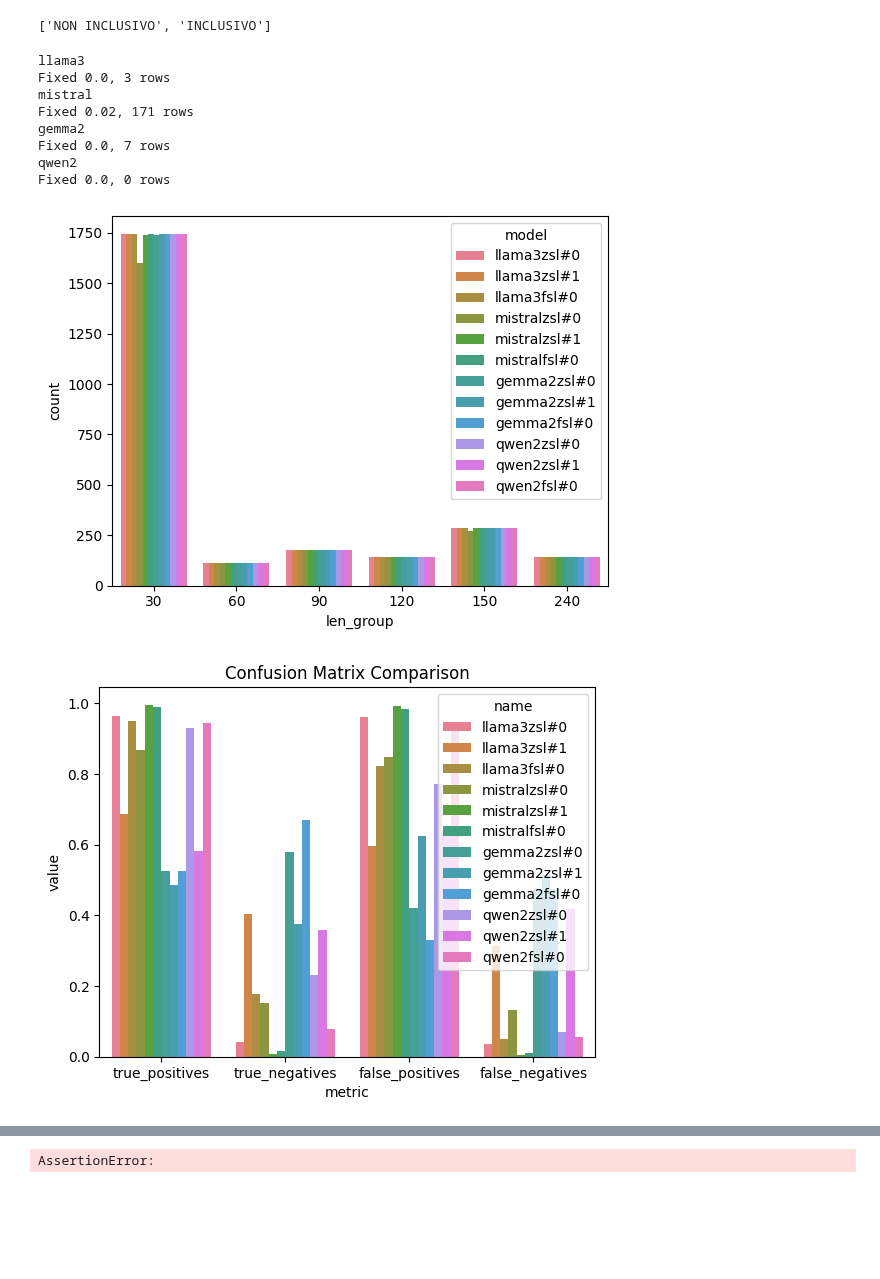
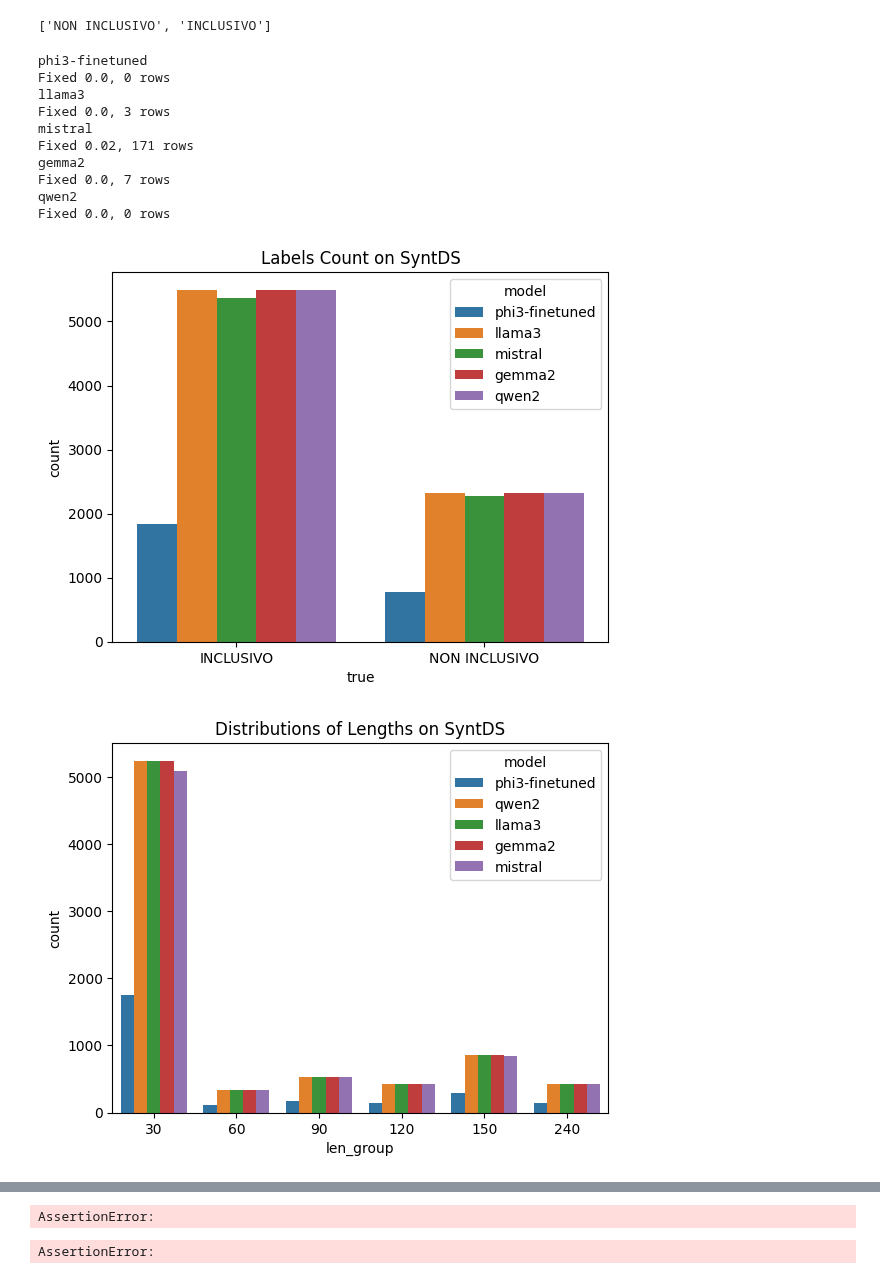
Before and after one commit to tommasoromano/unimi-language-detection, a Jupyter notebook: analysis.ipynb, the cells around one changed output, grey strips where cells are left out. Cells and saved outputs as stored; diff of their text form; code cells hidden in the pictures; blank space fills up the shorter version.

```diff
--- a/analysis.ipynb
+++ b/analysis.ipynb
@@ -59,56 +59,42 @@ df['response'].unique().tolist()
 Fixed 0.0, 0 rows
 ['NON INCLUSIVO', 'INCLUSIVO']
 # %%
-dfs_all = []
-dfs_by_len = []
-# df = pd.read_csv(f'results/{model}_split-long-v0.csv')
-for model in [
-# "phi3-finetuned",
-"llama3",
-"mistral",
-"gemma2",
-"qwen2",
-]:
-    print(model)
-    try:
-        df = pd.read_csv(sc_csv_name(model, False, False))
-        df = fix_df(df)
-        # df = count_contains(df, "response", "INCLUSIVO", True)
-        # df = simple_fix_response(df)
-        df = fix_df_model_response(df, model)
-        # confusion_matrix(df)
-        df = make_df_len(df)
-        for p in df['prompt_id'].unique():
-            df_ = df[df['prompt_id'] == p]
-            dfs_all.append((df_,model+p))
-            for l in df['len_group'].unique():
-                df_l = df_[df_['len_group'] == l]
-                dfs_by_len.append((df_l,f"{model+p}_{l}"))
-    except Exception as e:
-        print(model, e)
+IS_SEED = False
+ds_text = " on SyntDS" if not IS_SEED else " on RealDS"
 
-plot_len_groups(dfs_all)
-df_all_metrics = metrics_of_dfs(dfs_all)
-plot_compare_matrix(df_all_metrics)
-plot_compare_performance_models(df_all_metrics)
-df_len_metrics = metrics_of_dfs(dfs_by_len)
-df_metrics_fix = fix_df_len_metrics(df_len_metrics)
-plot_len_metrics(df_metrics_fix, "precision")
-plot_len_metrics(df_metrics_fix, "recall")
-plot_len_metrics(df_metrics_fix, "f1")
+dfs_all ,dfs_by_len ,dfs_by_prompt ,dfs_by_pl = make_all_dfs(is_seed=IS_SEED)
 
-# plot_mult_metrics(df_metrics, [
-#     "pred/gt_pos%",
-#     "pred/gt_neg%",
-#     ])
+df_all = merge_dfs(dfs_all)
+df_by_len = merge_dfs(dfs_by_len)
+df_by_prompt = merge_dfs(dfs_by_prompt)
+
+plot_labels_by_model(df_all, title=ds_text)
+plot_len_groups(df_all, title=ds_text)
+
+heatmap_of_performance(dfs_all, title="All Models" + ds_text)
+heatmap_of_performance(dfs_by_prompt, title="Models by Prompts" + ds_text)
+best_prompts = get_best_prompt(dfs_by_prompt)
+dfs_best_all = [(df,nm) for df,nm in dfs_by_prompt if best_prompts[nm.split('_')[0]][0] in nm]
+dfs_best_by_len = [(df,nm) for df,nm in dfs_by_pl if best_prompts[nm.split('_')[0]][0] in nm]
+heatmap_of_performance(dfs_best_all, title="Best Models" + ds_text)
+# heatmap_of_performance(dfs_by_len, title="Models by Length" + ds_text)
+plot_len_metrics(dfs_by_len, "precision", 1, title="All Models" + ds_text)
+# heatmap_of_performance(dfs_best_by_len, title="Best Models by Length" + ds_text)
+plot_len_metrics(dfs_best_by_len, "precision", 2, title="Best Models" + ds_text)
+# heatmap_of_performance(dfs_by_pl, title="Models by Prompt and Length" + ds_text)
+# plot_len_metrics(dfs_by_pl, "precision", 2, title="Models by Prompt and Length" + ds_text)
+
+assert 1 == 2
 # %% [output]
+phi3-finetuned
+Fixed 0.0, 0 rows
 llama3
 Fixed 0.0, 3 rows
 mistral
 Fixed 0.02, 171 rows
 gemma2
 Fixed 0.0, 7 rows
 qwen2
 Fixed 0.0, 0 rows
-[figure, old version]
+[figure, new version]
-[figure, old version]
+[figure, new version]
@@ -119,3 +106,4 @@ Fixed 0.0, 0 rows
+AssertionError:
 # %%
 assert 1 == 2
 # %% [output]
```
Also changed, not shown: parts of 1 cell of this notebook, 19 other files.
